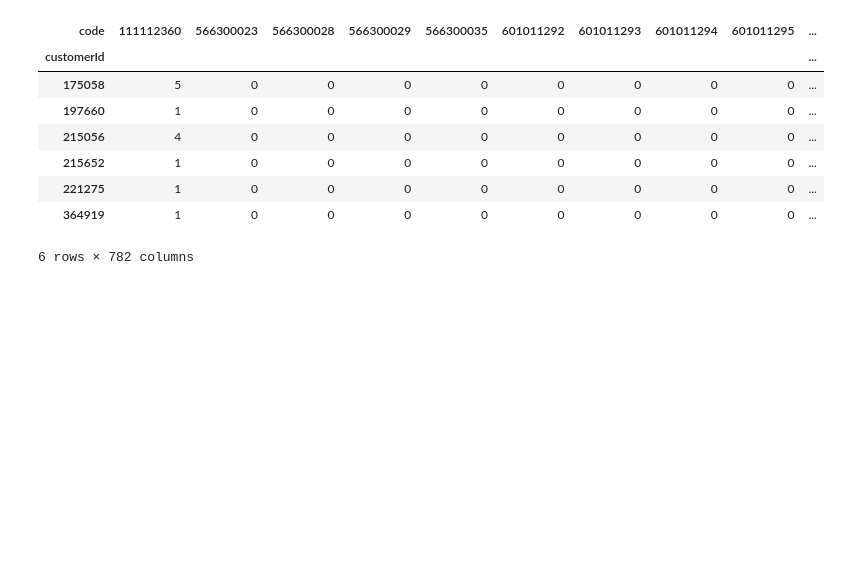
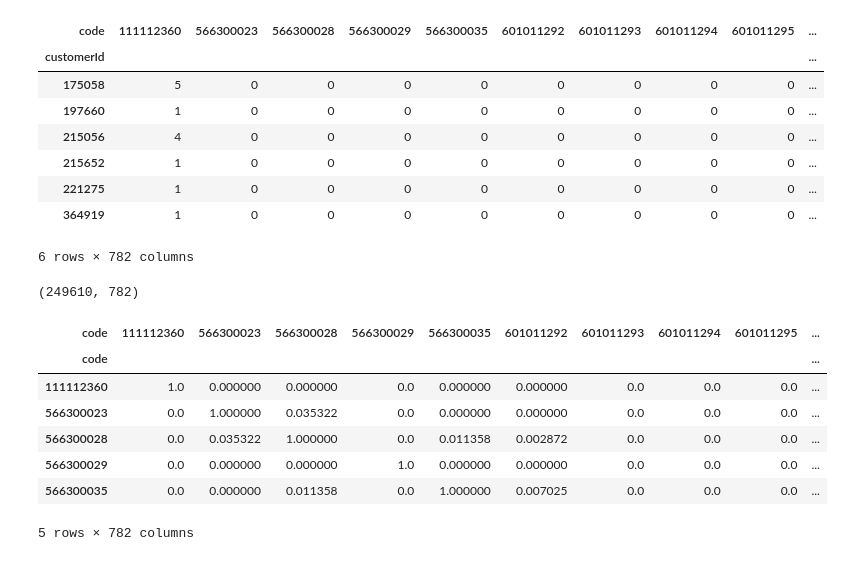
Before and after one commit to medvidov/middleby-DE-test, a Jupyter notebook: middleby_de.ipynb, the cells around one changed output. Cells and saved outputs as stored; diff of their text form; code cells hidden in the pictures; blank space fills up the shorter version.

Commit message:
Implemented basic user-item matrix for collaborative filtering.

```diff
--- a/middleby_de.ipynb
+++ b/middleby_de.ipynb
@@ -150,3 +141,22 @@ user_item_matrix[user_item_matrix[111112360] > 0]
 | 221275 | 1 | 0 | 0 | 0 | 0 | 0 | 0 | 0 | 0 | ... |
 | 364919 | 1 | 0 | 0 | 0 | 0 | 0 | 0 | 0 | 0 | ... |
 6 rows × 782 columns
+# %%
+user_item_matrix.shape
+# %% [output]
+(249610, 782)
+# %%
+# Find similar items using cosine similarity
+from sklearn.metrics.pairwise import cosine_similarity
+item_similarity = cosine_similarity(user_item_matrix.T)
+item_similarity_df = pd.DataFrame(item_similarity, index=user_item_matrix.columns, columns=user_item_matrix.columns)
+item_similarity_df.head()
+# %% [output]
+| code | 111112360 | 566300023 | 566300028 | 566300029 | 566300035 | 601011292 | 601011293 | 601011294 | 601011295 | ... |
+| code |  |  |  |  |  |  |  |  |  | ... |
+| 111112360 | 1.0 | 0.000000 | 0.000000 | 0.0 | 0.000000 | 0.000000 | 0.0 | 0.0 | 0.0 | ... |
+| 566300023 | 0.0 | 1.000000 | 0.035322 | 0.0 | 0.000000 | 0.000000 | 0.0 | 0.0 | 0.0 | ... |
+| 566300028 | 0.0 | 0.035322 | 1.000000 | 0.0 | 0.011358 | 0.002872 | 0.0 | 0.0 | 0.0 | ... |
+| 566300029 | 0.0 | 0.000000 | 0.000000 | 1.0 | 0.000000 | 0.000000 | 0.0 | 0.0 | 0.0 | ... |
+| 566300035 | 0.0 | 0.000000 | 0.011358 | 0.0 | 1.000000 | 0.007025 | 0.0 | 0.0 | 0.0 | ... |
+5 rows × 782 columns
```
Also changed, not shown: parts of 7 cells of this notebook, 1 other file.
